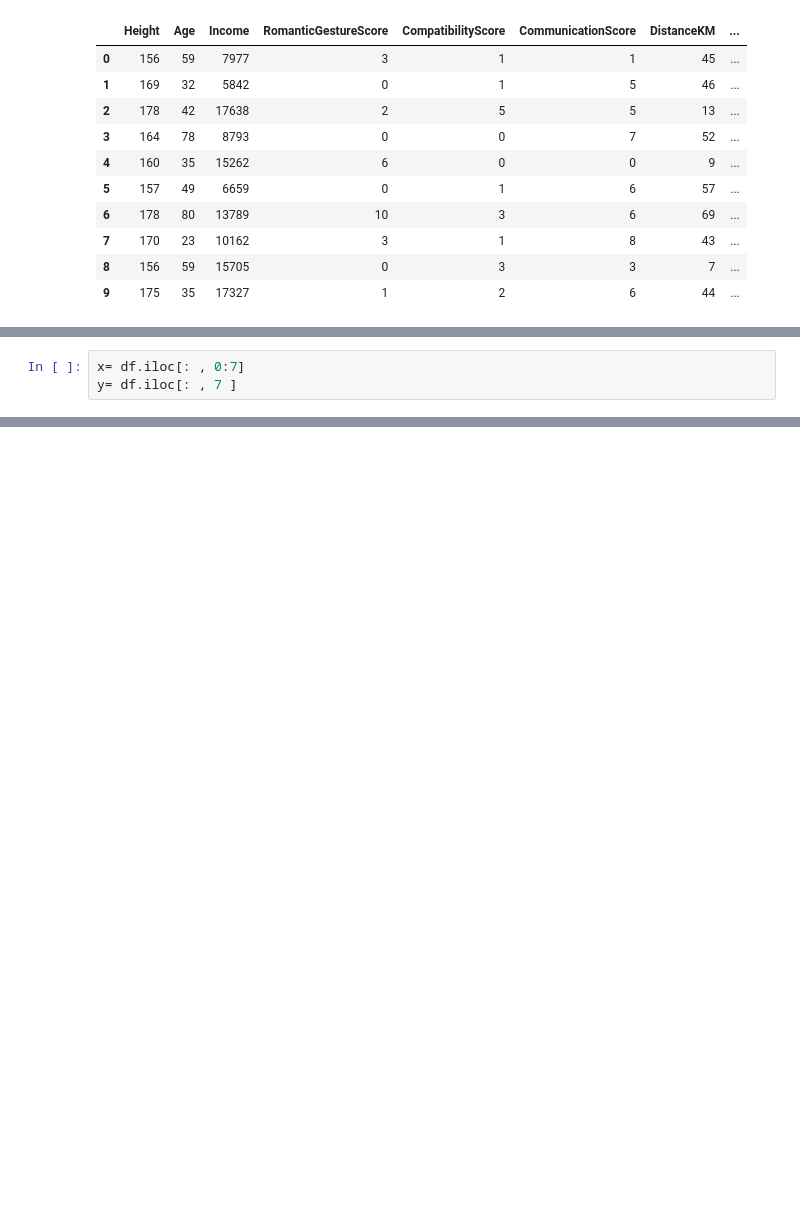
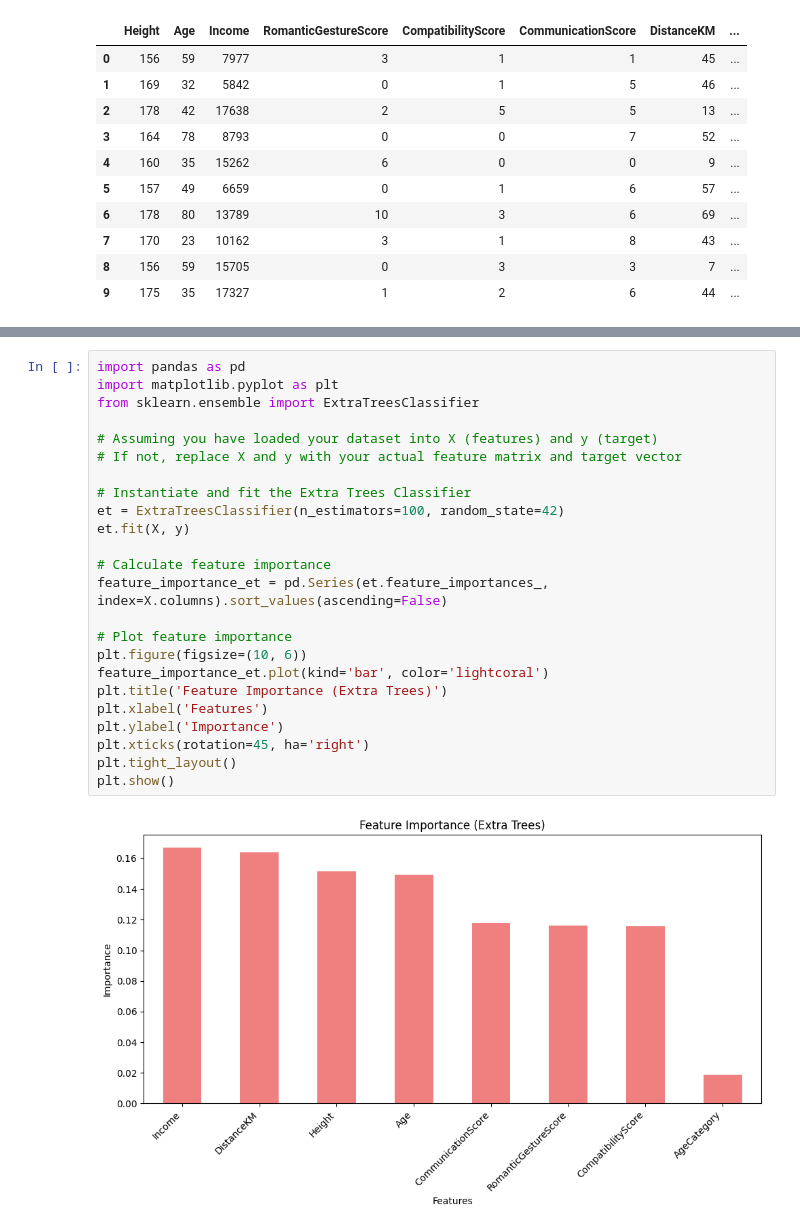
Before and after one commit to khaaaleed-5/Advanced-ML, a Jupyter notebook: Decision Tree/Decision_tree.ipynb, the cells around one changed output, grey strips where cells are left out. Saved outputs shown, nothing was run; the diff lists cells and outputs as text; blank space fills up the shorter version.

```diff
--- a/Decision Tree/Decision_tree.ipynb
+++ b/Decision Tree/Decision_tree.ipynb
@@ -47,3 +54,0 @@ df.shape
-# %%
-x= df.iloc[: , 0:7]
-y= df.iloc[: , 7 ]
@@ -105,0 +84,26 @@ weighted avg       0.51      0.51      0.51      2000
+# %%
+import pandas as pd
+import matplotlib.pyplot as plt
+from sklearn.ensemble import ExtraTreesClassifier
+
+# Assuming you have loaded your dataset into X (features) and y (target)
+# If not, replace X and y with your actual feature matrix and target vector
+
+# Instantiate and fit the Extra Trees Classifier
+et = ExtraTreesClassifier(n_estimators=100, random_state=42)
+et.fit(X, y)
+
+# Calculate feature importance
+feature_importance_et = pd.Series(et.feature_importances_, index=X.columns).sort_values(ascending=False)
+
+# Plot feature importance
+plt.figure(figsize=(10, 6))
+feature_importance_et.plot(kind='bar', color='lightcoral')
+plt.title('Feature Importance (Extra Trees)')
+plt.xlabel('Features')
+plt.ylabel('Importance')
+plt.xticks(rotation=45, ha='right')
+plt.tight_layout()
+plt.show()
+# %% [output]
+[figure, added]
```
Also changed, not shown: parts of 40 cells of this notebook.
